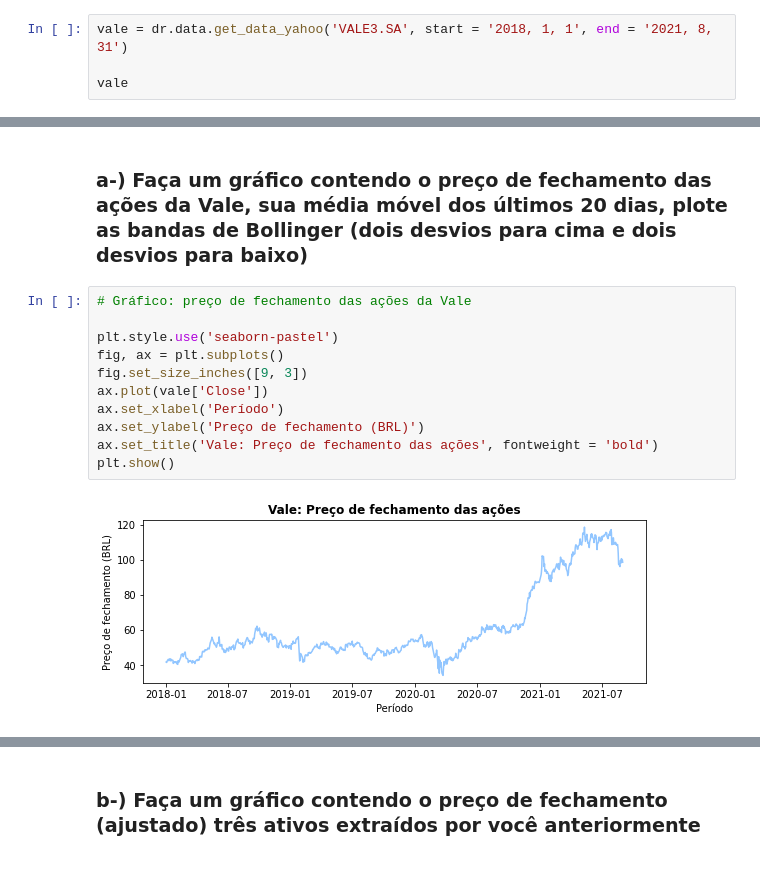
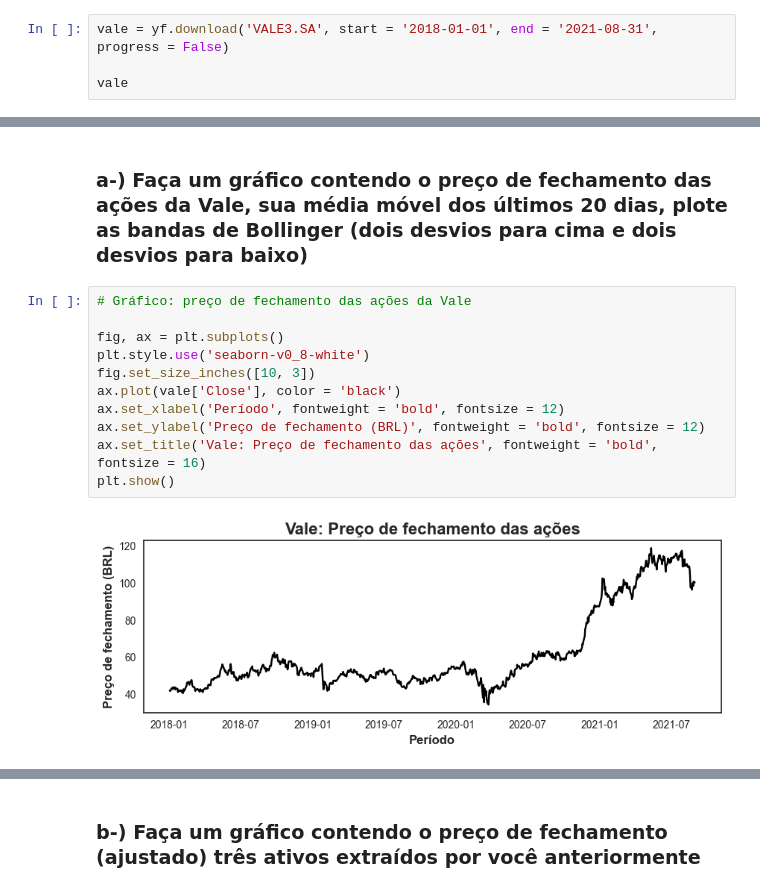
Before and after one commit to anoca-cs/FEA.DEV, a Jupyter notebook: FinQuant/FinQuant Case.ipynb, the cells around one changed output, grey strips where cells are left out. Cells and saved outputs as stored; diff of their text form.

```diff
--- a/FinQuant/FinQuant Case.ipynb
+++ b/FinQuant/FinQuant Case.ipynb
@@ -103,7 +88,7 @@ Observações:
 # %% [markdown]
 ### a-) Obtenha os dados diários das ações da Vale (VALE3) entre "01/01/2018" e "31/08/2021"
 # %%
-vale = dr.data.get_data_yahoo('VALE3.SA', start = '2018, 1, 1', end = '2021, 8, 31')
+vale = yf.download('VALE3.SA', start = '2018-01-01', end = '2021-08-31', progress = False)
 
 vale
 # %% [output]
@@ -164,16 +146,16 @@ dez_acoes
 # %%
 # Gráfico: preço de fechamento das ações da Vale
 
-plt.style.use('seaborn-pastel')
 fig, ax = plt.subplots()
-fig.set_size_inches([9, 3])
-ax.plot(vale['Close'])
-ax.set_xlabel('Período')
-ax.set_ylabel('Preço de fechamento (BRL)')
-ax.set_title('Vale: Preço de fechamento das ações', fontweight = 'bold')
+plt.style.use('seaborn-v0_8-white')
+fig.set_size_inches([10, 3])
+ax.plot(vale['Close'], color = 'black')
+ax.set_xlabel('Período', fontweight = 'bold', fontsize = 12)
+ax.set_ylabel('Preço de fechamento (BRL)', fontweight = 'bold', fontsize = 12)
+ax.set_title('Vale: Preço de fechamento das ações', fontweight = 'bold', fontsize = 16)
 plt.show()
 # %% [output]
-[figure, old version]
+[figure, new version]
 # %%
 # Gráfico: média móvel das ações da Vale nos últimos 20 dias
 
```
Also changed, not shown: parts of 49 cells of this notebook.
